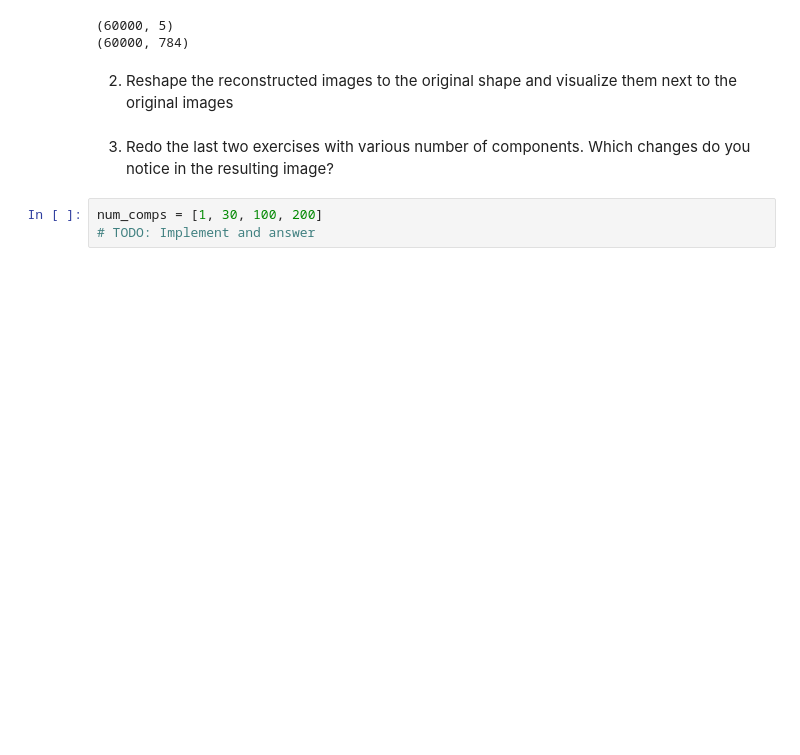
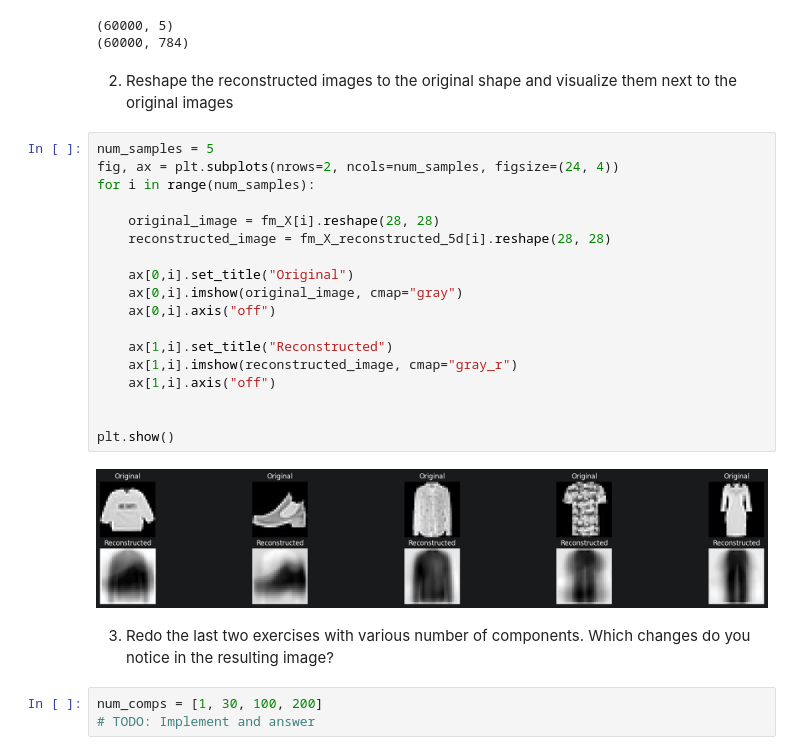
Before and after one commit to seiferla/ml-exercise, a Jupyter notebook: A4_Principal_Component_Analysis.ipynb, the cells around one changed output. Drawn from its saved outputs; the diff is of its cells as text; blank space fills up the shorter version.

Commit message:
update A4 notebook: add original vs reconstructed image comparison visualization for PCA

```diff
--- a/A4_Principal_Component_Analysis.ipynb
+++ b/A4_Principal_Component_Analysis.ipynb
@@ -479,6 +479,26 @@ print(fm_X_reconstructed_5d.shape)
 (60000, 784)
 # %% [markdown]
 2. Reshape the reconstructed images to the original shape and visualize them next to the original images
+# %%
+num_samples = 5
+fig, ax = plt.subplots(nrows=2, ncols=num_samples, figsize=(24, 4))
+for i in range(num_samples):
+
+    original_image = fm_X[i].reshape(28, 28)
+    reconstructed_image = fm_X_reconstructed_5d[i].reshape(28, 28)
+
+    ax[0,i].set_title("Original")
+    ax[0,i].imshow(original_image, cmap="gray")
+    ax[0,i].axis("off")
+
+    ax[1,i].set_title("Reconstructed")
+    ax[1,i].imshow(reconstructed_image, cmap="gray_r")
+    ax[1,i].axis("off")
+
+
+plt.show()
+# %% [output]
+[figure, added]
 # %% [markdown]
 3. Redo the last two exercises with various number of components. Which changes do you notice in the resulting image?
 # %%
```
